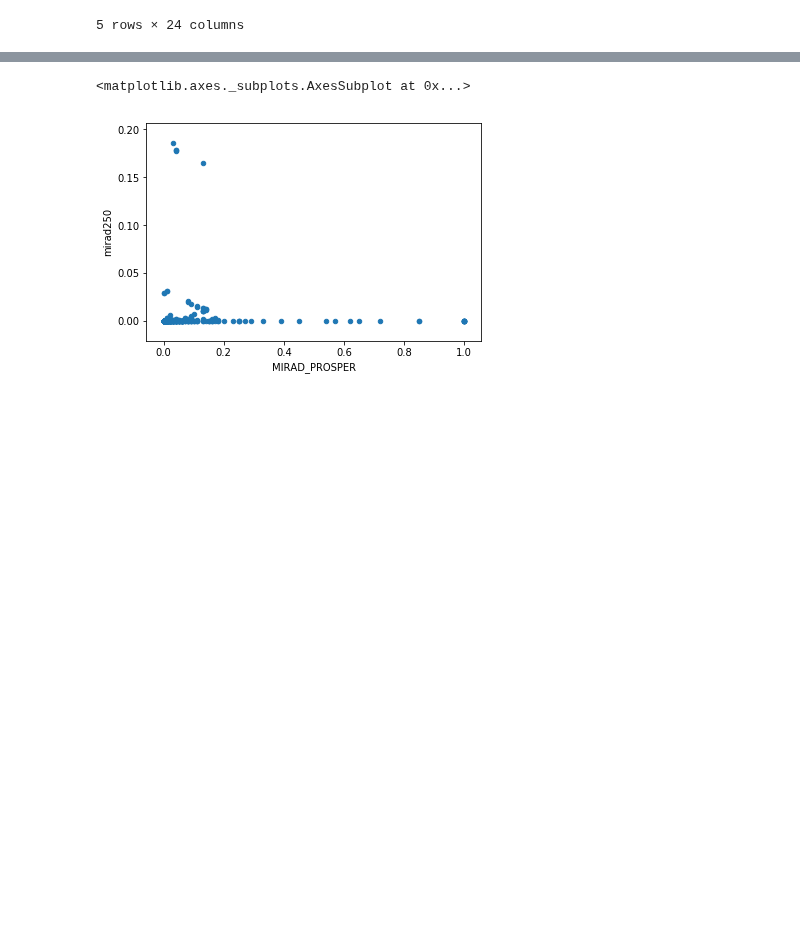
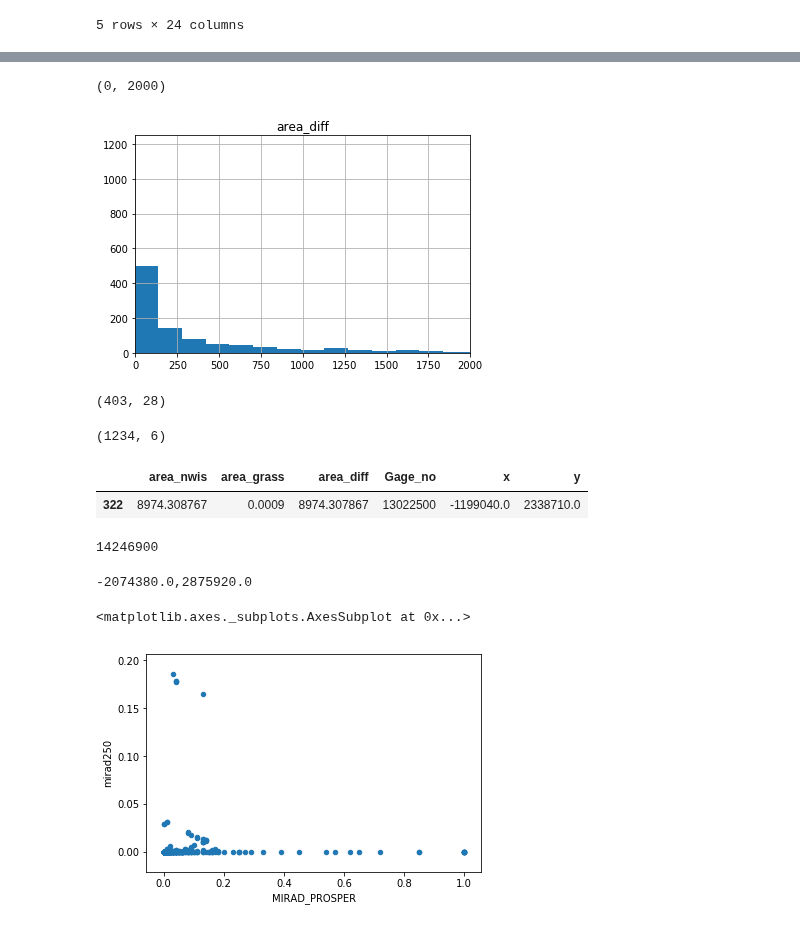
Before and after one commit to usgs/water-fcpg-tools, a Jupyter notebook: CPG_comparison.ipynb, the cells around one changed output, grey strips where cells are left out. Cells and saved outputs as stored; diff of their text form; code cells hidden in the pictures; blank space fills up the shorter version.

```diff
--- a/CPG_comparison.ipynb
+++ b/CPG_comparison.ipynb
@@ -47,0 +132,11 @@ testDat.MIRAD_PROSPER /= 100.
+# %%
+p = data.hist('area_diff', bins = 5000)
+plt.ylim(0,1250)
+plt.xlim(0,2000)
+# %% [output]
+(0, 2000)
+[figure, added]
+# %%
+data.loc[data.area_diff.abs() < 50].shape
+# %% [output]
+(403, 28)
@@ -48,3 +145,20 @@ testDat.MIRAD_PROSPER /= 100.
+# %%
+tmp.shape
+# %% [output]
+(1234, 6)
+# %%
+tmp.loc[tmp.Gage_no == 13022500]
+# %% [output]
+|  | area_nwis | area_grass | area_diff | Gage_no | x | y |
+| 322 | 8974.308767 | 0.0009 | 8974.307867 | 13022500 | -1199040.0 | 2338710.0 |
+# %%
+tmp.Gage_no.values[-1]
+# %% [output]
+14246900
+# %%
+print('%s,%s'%(tmp.x.values[-1],tmp.y.values[-1]))
+# %% [output]
+-2074380.0,2875920.0
 # %%
 testDat.plot.scatter('MIRAD_PROSPER','mirad250')
 # %% [output]
```
Also changed, not shown: parts of 16 cells of this notebook.
